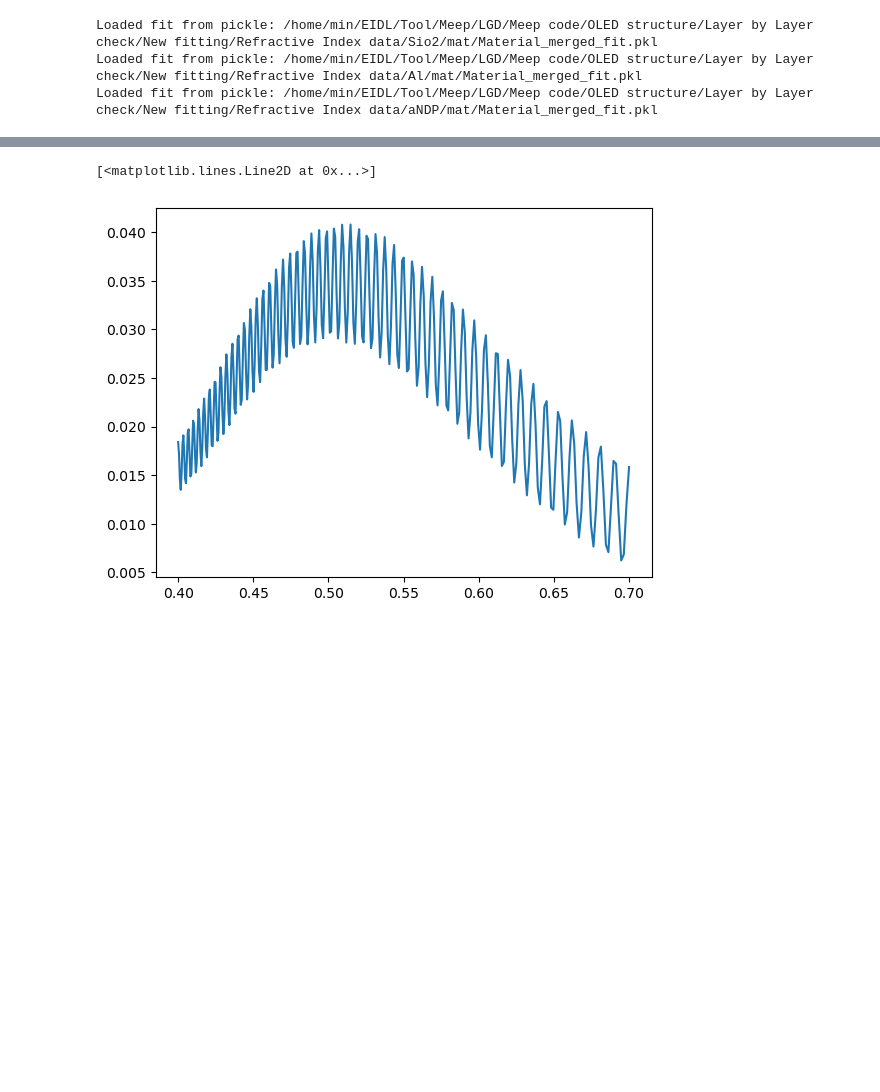
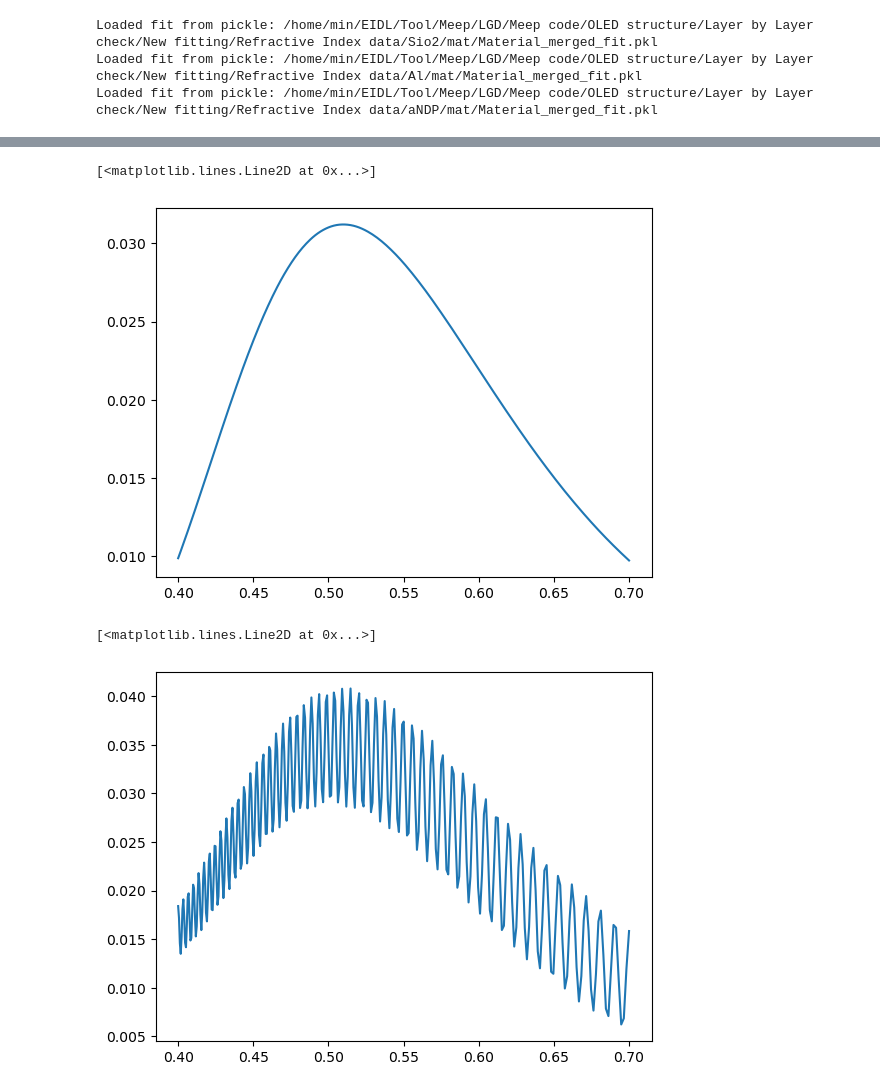
Before and after one commit to M2nion/EIDL, a Jupyter notebook: Tool/Meep/LGD/Meep code/OLED structure/One layer check/Onelayer.ipynb, the cells around one changed output, grey strips where cells are left out. Drawn from its saved outputs; the diff is of its cells as text; code cells hidden in the pictures; blank space fills up the shorter version.

```diff
--- a/Tool/Meep/LGD/Meep code/OLED structure/One layer check/Onelayer.ipynb
+++ b/Tool/Meep/LGD/Meep code/OLED structure/One layer check/Onelayer.ipynb
@@ -333,5 +303,10 @@ time for set_epsilon = 0.015821 s
 run 0 finished at t = 20.0 (4000 timesteps)
 CSV 파일 저장 완료: sourcepower_res100.csv
+# %%
+plt.plot(src_wavelengths, src_power)
+# %% [output]
+[<matplotlib.lines.Line2D at 0x...>]
+[figure, added]
 # %%
 plt.plot(src_wavelengths, net_power_fitting)
 # plt.plot(src_wavelengths, src_power)
```
Also changed, not shown: parts of 8 cells of this notebook, 8 other files.
